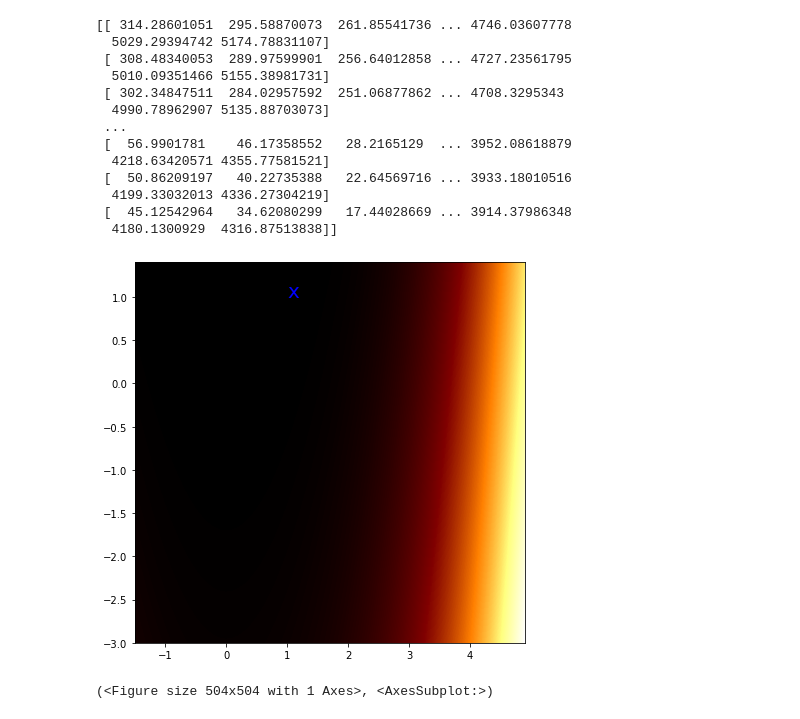
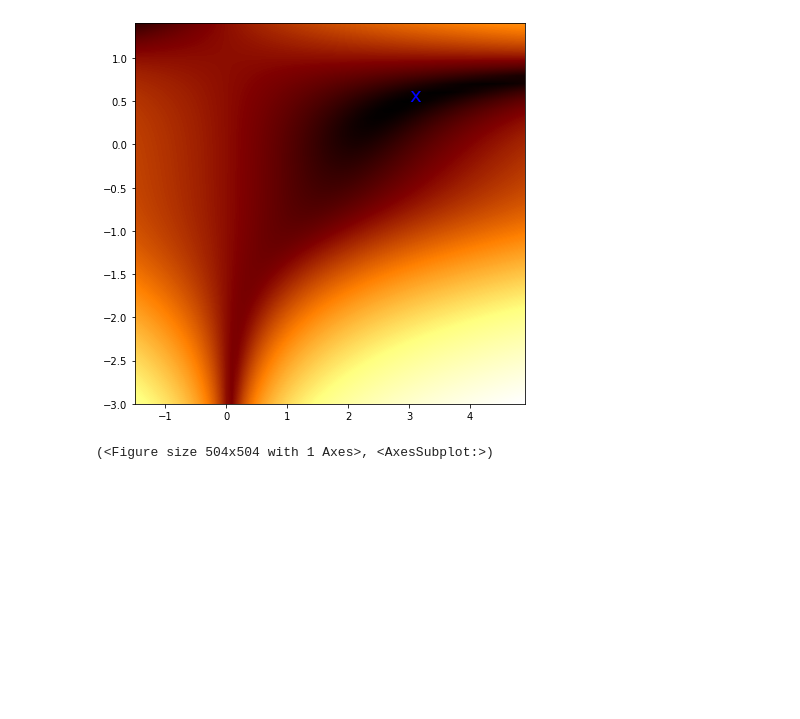
Before and after one commit to p2pc/optimchan, a Jupyter notebook: visualize_test_optimization_function.ipynb, the cells around one changed output. Saved outputs shown, nothing was run; the diff lists cells and outputs as text; code cells hidden in the pictures; blank space fills up the shorter version.

```diff
--- a/visualize_test_optimization_function.ipynb
+++ b/visualize_test_optimization_function.ipynb
@@ -11,18 +19,5 @@ plot_cost_function_3d(cost_f)
 # %%
-plot_contourf(cost_f, figsize=[7,7])
+plot_contourf(beale_func, figsize=[7,7])
 # %% [output]
+[figure, new version]
-[[ 314.28601051  295.58870073  261.85541736 ... 4746.03607778
-  5029.29394742 5174.78831107]
- [ 308.48340053  289.97599901  256.64012858 ... 4727.23561795
-  5010.09351466 5155.38981731]
- [ 302.34847511  284.02957592  251.06877862 ... 4708.3295343
-  4990.78962907 5135.88703073]
- ...
- [  56.9901781    46.17358552   28.2165129  ... 3952.08618879
-  4218.63420571 4355.77581521]
- [  50.86209197   40.22735388   22.64569716 ... 3933.18010516
-  4199.33032013 4336.27304219]
- [  45.12542964   34.62080299   17.44028669 ... 3914.37986348
-  4180.1300929  4316.87513838]]
+(<Figure size 504x504 with 1 Axes>, <AxesSubplot:>)
-[figure, old version]
-(<Figure size 504x504 with 1 Axes>, <AxesSubplot:>)
```
Also changed, not shown: parts of 10 cells of this notebook, 7 other files.
